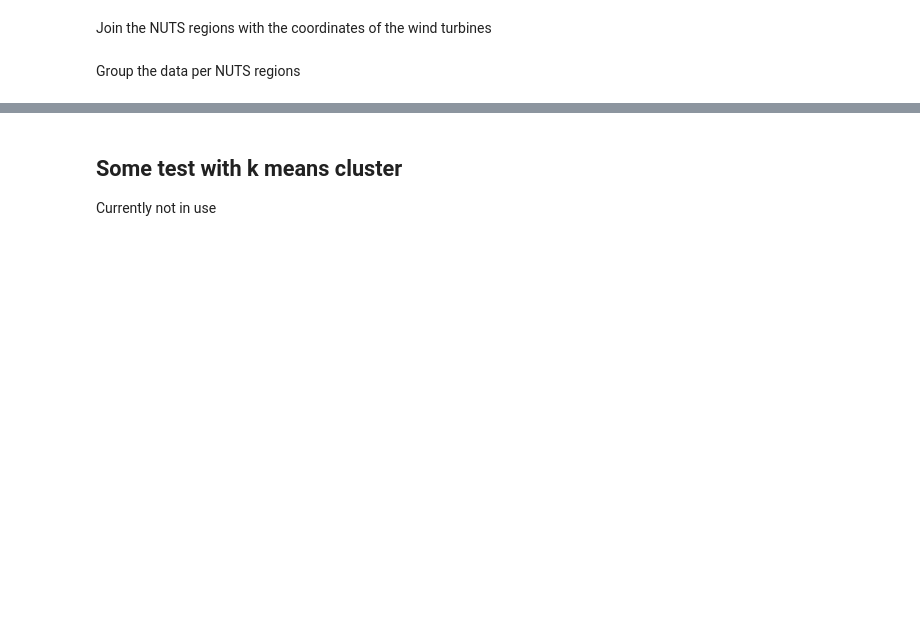
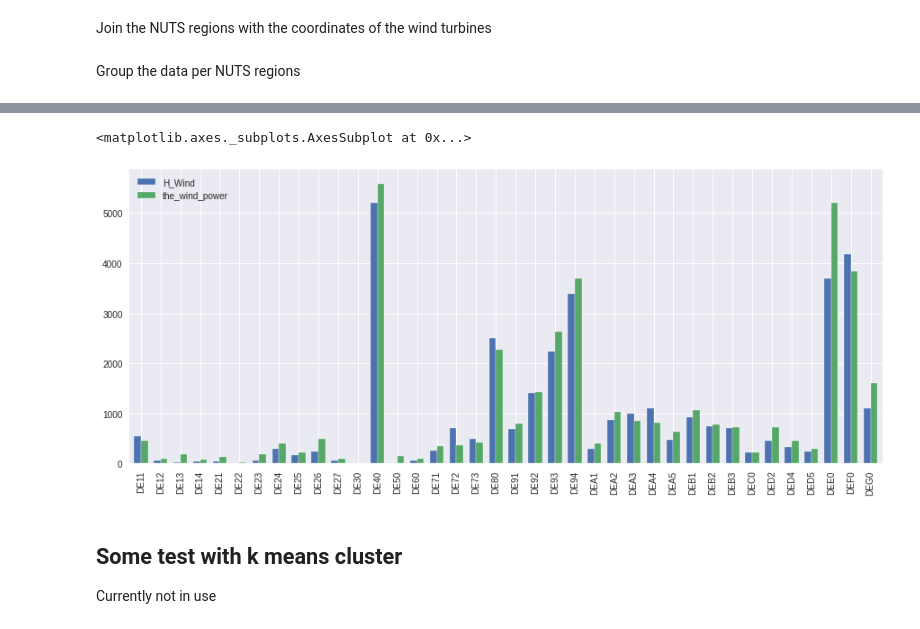
Before and after one commit to JanFrederickUnnewehr/wind_dataset_comparison, a Jupyter notebook: main.ipynb, the cells around one changed output, grey strips where cells are left out. Drawn from its saved outputs; the diff is of its cells as text; code cells hidden in the pictures; blank space fills up the shorter version.

```diff
--- a/main.ipynb
+++ b/main.ipynb
@@ -459,3 +459,8 @@ g = sns.pairplot(Data_3, dropna=True, corner=True, kind="reg", height=5)
+# %%
+Data_3.plot.bar(width=0.7)
+# %% [output]
+<matplotlib.axes._subplots.AxesSubplot at 0x...>
+[figure, added]
 # %% [markdown]
 ## Some test with k means cluster
 Currently not in use
```
Also changed, not shown: parts of 4 cells of this notebook.
